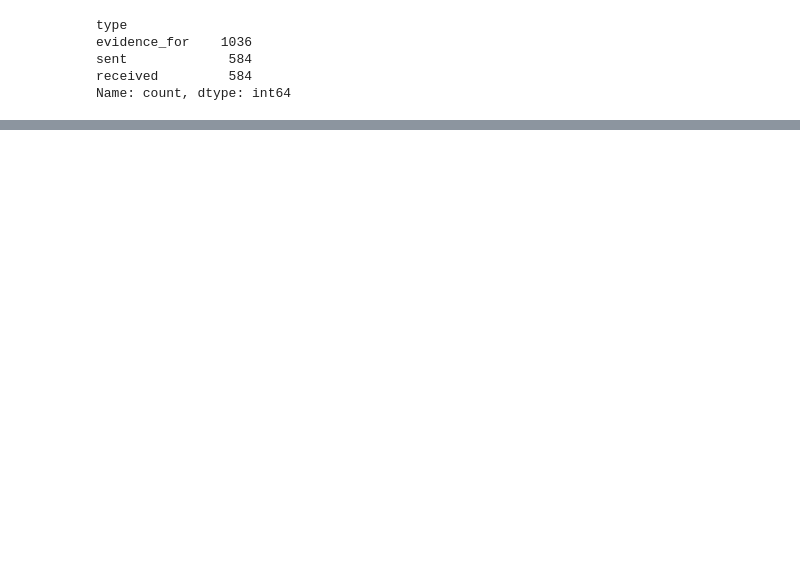
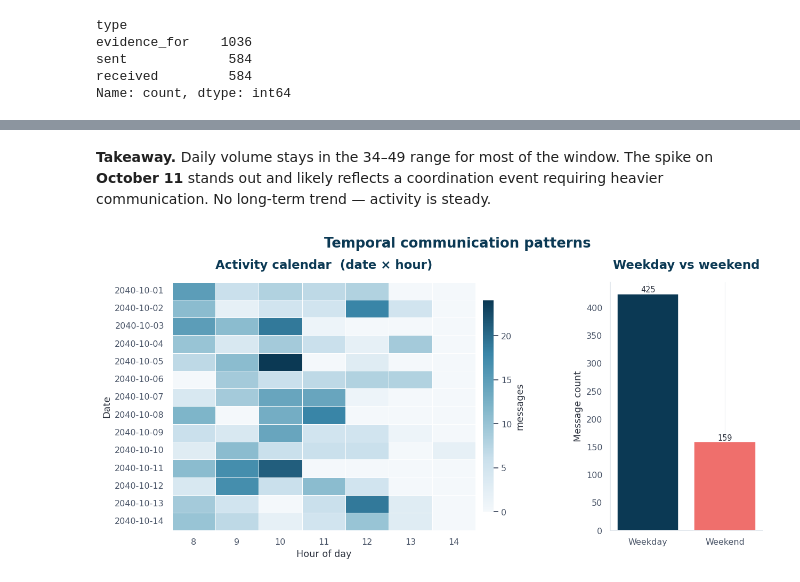
Before and after one commit to rymarmary/network-cluster-analysis, a Jupyter notebook: network_analysis.ipynb, the cells around one changed output, grey strips where cells are left out. Saved outputs shown, nothing was run; the diff lists cells and outputs as text; code cells hidden in the pictures; blank space fills up the shorter version.

```diff
--- a/network_analysis.ipynb
+++ b/network_analysis.ipynb
@@ -1535,0 +324,41 @@ for c in communities_list:
+# %% [markdown]
+**Takeaway.** Daily volume stays in the 34–49 range for most of the window. The
+spike on **October 11** stands out and likely reflects a coordination event requiring
+heavier communication. No long-term trend — activity is steady.
+# %%
+pivot = messages.pivot_table(index="date", columns="hour", aggfunc="size", fill_value=0)
+
+weekend_activity = (
+    messages.groupby("is_weekend").size().reset_index(name="count")
+)
+weekend_activity["day_type"] = weekend_activity["is_weekend"].map({False: "Weekday", True: "Weekend"})
+
+fig = plt.figure(figsize=(13, 5.5))
+gs = fig.add_gridspec(1, 2, width_ratios=[2.4, 1], wspace=0.28)
+
+ax1 = fig.add_subplot(gs[0, 0])
+sns.heatmap(
+    pivot, cmap=SEQ_CMAP, ax=ax1,
+    linewidths=0.4, linecolor="white",
+    cbar_kws={"label": "messages", "pad": 0.02, "shrink": 0.85},
+)
+ax1.set_title("Activity calendar  (date × hour)")
+ax1.set_xlabel("Hour of day")
+ax1.set_ylabel("Date")
+
+ax2 = fig.add_subplot(gs[0, 1])
+colors_wk = [PRIMARY, ACCENT]
+bars = ax2.bar(
+    weekend_activity["day_type"], weekend_activity["count"],
+    color=colors_wk, edgecolor="white", linewidth=1.0, zorder=3,
+)
+ax2.set_title("Weekday vs weekend")
+ax2.set_ylabel("Message count")
+ax2.grid(axis="y")
+annotate_bars(ax2, orient="v")
+
+fig.suptitle("Temporal communication patterns", fontsize=17, fontweight="bold", color=PRIMARY, y=1.02)
+save_fig(fig, "temporal_activity.png")
+plt.show()
+# %% [output]
+[figure, added]
```
Also changed, not shown: parts of 144 cells of this notebook, 8 other files.
